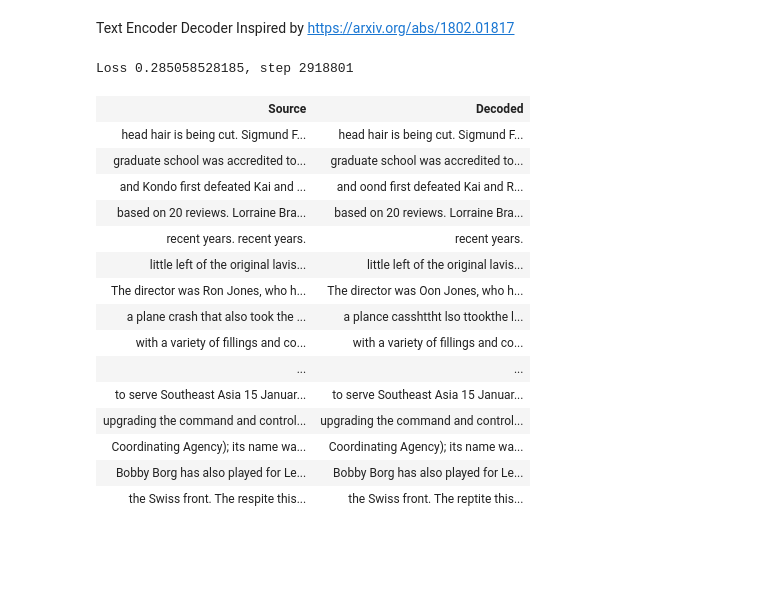
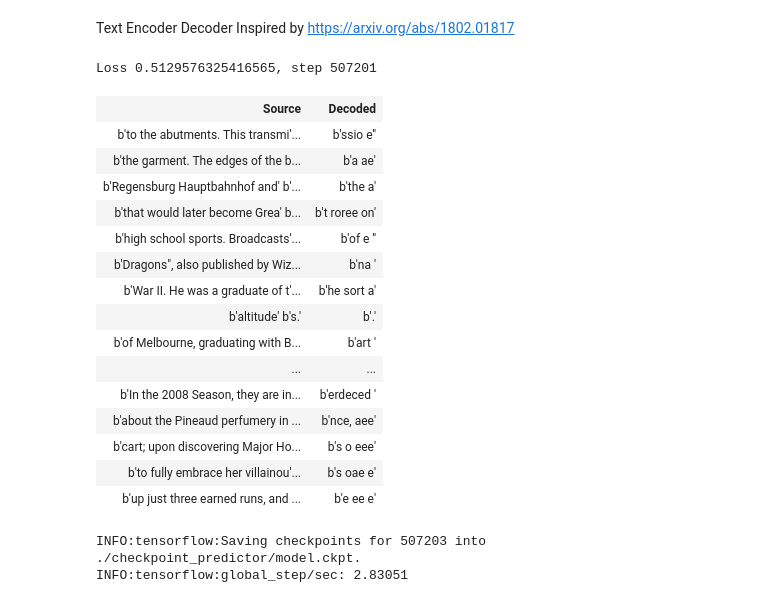
Before and after one commit to MaxGubin/not_autoregressive_text, a Jupyter notebook: Encoder-Predictor.ipynb, the cells around one changed output. Saved outputs shown, nothing was run; the diff lists cells and outputs as text; code cells hidden in the pictures; blank space fills up the shorter version.

Commit message:
- updated jupyter notebook - predictor works but quiality is very low

```diff
--- a/Encoder-Predictor.ipynb
+++ b/Encoder-Predictor.ipynb
@@ -8,3 +8,11 @@ from IPython.display import display, HTML, clear_output
 import functools
 import random
 from collections import namedtuple
+# %%
+def convert_example(text_example, temperature):
+    """Takes input string, splits it into suffix and """
+    split_point = (len(text_example)*3)//4
+    range_max = min(split_point+2, len(text_example)-1)
+    range_min = max(split_point-2, 3)
+    split_point = random.randint(range_min, range_max) if range_min < range_max else range_min
+    return _text_to_codes(text_example[:split_point]), _text_to_codes(text_example[split_point:])
@@ -20,6 +39,8 @@ params = tf.contrib.training.HParams(
 
     conv_n_filters = 256,
     conv_filter_size = 3,
+
+    gradient_noise_scale=None,
 )
 # %%
 # Converts a string of text into a vector of char codes.
@@ -119,7 +137,7 @@ def decoder_recursion_layer(input_data, layer_id, training_flag):
         expanded = tf.nn.relu(expanded)
         # Un-sampling is done by resize.
         expanded_shape = expanded.get_shape()
-        expanded = tf.reshape(expanded, shape = [-1,expanded_shape[1].value*2,expanded_shape[2].value/2])
+        expanded = tf.reshape(expanded, shape = [-1,expanded_shape[1].value*2,expanded_shape[2].value//2])
         return expanded
 
 def build_decoder(output_data, training_flag):
@@ -132,21 +150,21 @@ def build_decoder(output_data, training_flag):
 with tf.Graph().as_default():
     temperature = tf.placeholder_with_default(0.1, shape=[], name='temperature')
     temperature = tf.Print(temperature, [temperature], message="Temperature")
-    dataset = tf.contrib.data.TextLineDataset("big_set.en")
+    dataset = tf.data.TextLineDataset("big_set.en")
     dataset = dataset.repeat(params.num_epochs)
     dataset = dataset.shuffle(params.shuffle_buffer)
     dataset = dataset.map(lambda text_string:
-                          tuple(tf.py_func(convert_examples,[text_string, temperature], [tf.uint8, tf.uint8])),8)
+                          tuple(tf.py_func(convert_example,[text_string, temperature], [tf.uint8, tf.uint8])),8)
     dataset = dataset.padded_batch(params.batch_size,
                                    padded_shapes=([params.max_string_length], [params.max_string_length]))
     dataset = dataset.map(byte_hot_encoding)
     training_iterator = dataset.make_initializable_iterator()
     training_flag = tf.placeholder(tf.bool, shape=(), name="training_flag")
     next_element = training_iterator.get_next()
-    encoded = build_encoder(next_element[1], training_flag)
+    encoded = build_encoder(next_element[0], training_flag)
     predicted = build_decoder(encoded, training_flag)
     predicted_text = decode_text(predicted)
-    loss = tf.losses.softmax_cross_entropy(tf.reshape(next_element[0], shape=[-1,256]),
+    loss = tf.losses.softmax_cross_entropy(tf.reshape(next_element[1], shape=[-1,256]),
                                            tf.reshape(predicted, shape=[-1, 256]))
     optimizer = tf.train.AdamOptimizer()
     global_step = tf.Variable(0, trainable=False, name="global_step")
@@ -158,49 +176,53 @@ with tf.Graph().as_default():
     update_ops = tf.get_collection(tf.GraphKeys.UPDATE_OPS)
     with tf.control_dependencies(update_ops):
         training_op = tf.contrib.layers.optimize_loss(
             loss,
             global_step,
             learning_rate=None,
             optimizer=optimizer,
-            learning_rate_decay_fn=exponential_decay_fn)
+            learning_rate_decay_fn=None,
+            gradient_noise_scale=params.gradient_noise_scale
+        )
     scaffold = tf.train.Scaffold(
         local_init_op=tf.group(tf.local_variables_initializer(),training_iterator.initializer),
         init_op=tf.global_variables_initializer())
-    with tf.train.MonitoredTrainingSession(checkpoint_dir="./checkpoint",scaffold=scaffold,
+    with tf.train.MonitoredTrainingSession(checkpoint_dir="./checkpoint_predictor",scaffold=scaffold,
                                            save_checkpoint_secs=120) as sess:
-        print "Start training"
+        print("Start training")
         while not sess.should_stop():
             o_loss, _, o_step = sess.run([loss, training_op, global_step],  {training_flag:True, temperature:0.1})
             if o_step%100 == 1:
                 clear_output(True)
                 output_string = """Loss {0}, step {1} <BR><table>
                 <tr><th>Source</th><th>Decoded</th></tr>""".format(o_loss, o_step)
                 o_source_text, o_corrupted_text, o_predicted_text = sess.run([next_element[0], next_element[1], predicted_text],
                                                                              {training_flag:False,temperature:0.1})
                 for t_source, t_corrupted, t_predicted in zip((x for x in o_source_text),
                                                               (y for y in o_corrupted_text),
                                                               (z for z in o_predicted_text)):
                     output_string += """<tr><td>{source}<br>{corrupted}</td><td>{decoded}</td></tr>""".format(
                         source=_argmax_to_string(t_source),
                         corrupted=_argmax_to_string(t_corrupted),
                         decoded=_codes_to_string(t_predicted))
                 output_string += "</table>"
                 display(HTML(output_string))
 # %% [output]
-Loss 0.285058528185, step 2918801
+Loss 0.5129576325416565, step 507201
 | Source | Decoded |
-| head hair is being cut. Sigmund F... | head hair is being cut. Sigmund F... |
-| graduate school was accredited to... | graduate school was accredited to... |
-| and Kondo first defeated Kai and ... | and oond first defeated Kai and R... |
-| based on 20 reviews. Lorraine Bra... | based on 20 reviews. Lorraine Bra... |
-| recent years. recent years. | recent years. |
-| little left of the original lavis... | little left of the original lavis... |
-| The director was Ron Jones, who h... | The director was Oon Jones, who h... |
-| a plane crash that also took the ... | a plance casshttht lso ttookthe l... |
-| with a variety of fillings and co... | with a variety of fillings and co... |
+| b'to the abutments. This transmi'... | b'ssio e'' |
+| b'the garment. The edges of the b... | b'a ae' |
+| b'Regensburg Hauptbahnhof and' b'... | b'the a' |
+| b'that would later become Grea' b... | b't roree on' |
+| b'high school sports. Broadcasts'... | b'of e '' |
+| b'Dragons", also published by Wiz... | b'na ' |
+| b'War II. He was a graduate of t'... | b'he sort a' |
+| b'altitude' b's.' | b'.' |
+| b'of Melbourne, graduating with B... | b'art ' |
 | ... | ... |
-| to serve Southeast Asia 15 Januar... | to serve Southeast Asia 15 Januar... |
-| upgrading the command and control... | upgrading the command and control... |
-| Coordinating Agency); its name wa... | Coordinating Agency); its name wa... |
-| Bobby Borg has also played for Le... | Bobby Borg has also played for Le... |
-| the Swiss front. The respite this... | the Swiss front. The reptite this... |
+| b'In the 2008 Season, they are in... | b'erdeced ' |
+| b'about the Pineaud perfumery in ... | b'nce, aee' |
+| b'cart; upon discovering Major Ho... | b's o eee' |
+| b'to fully embrace her villainou'... | b's oae e' |
+| b'up just three earned runs, and ... | b'e ee e' |
+INFO:tensorflow:Saving checkpoints for 507203 into ./checkpoint_predictor/model.ckpt.
+INFO:tensorflow:global_step/sec: 2.83051
```
Also changed, not shown: parts of 3 cells of this notebook, 1 other file.
